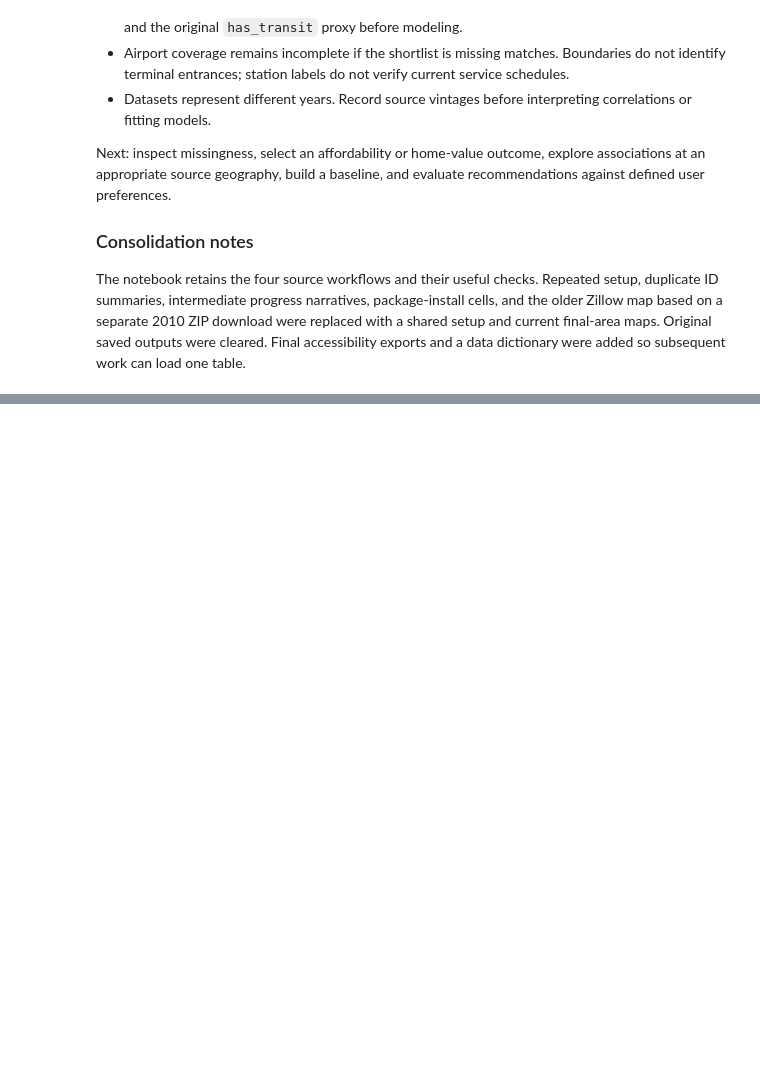
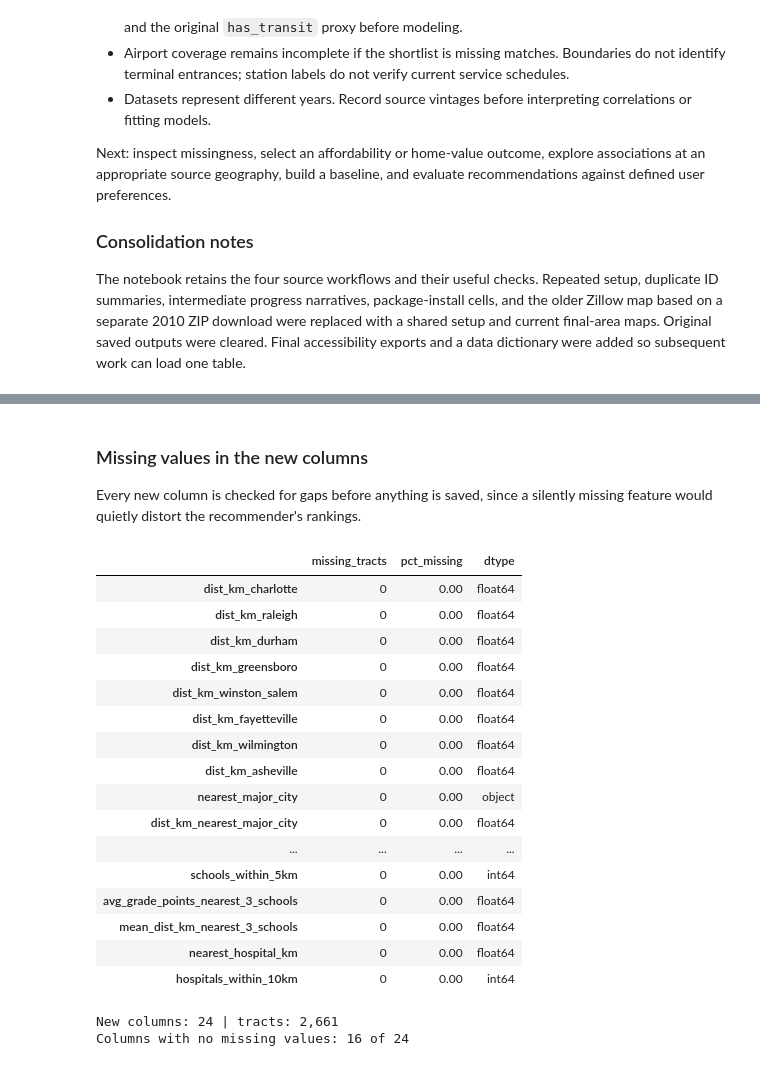
Before and after one commit to MassSarcasm/2302-group-proj, a Jupyter notebook: nc_housing_main.ipynb, the cells around one changed output, grey strips where cells are left out. Drawn from its saved outputs; the diff is of its cells as text; code cells hidden in the pictures; blank space fills up the shorter version.

```diff
--- a/nc_housing_main.ipynb
+++ b/nc_housing_main.ipynb
@@ -2553,0 +4090,45 @@ The notebook retains the four source workflows and their useful checks. Repeated
+# %% [markdown]
+### Missing values in the new columns
+
+Every new column is checked for gaps before anything is saved, since a silently missing feature would quietly distort the recommender's rankings.
+# %%
+# --- Missing values across every new column ---------------------------------
+NEW_FEATURE_COLUMNS = (
+    city_distance_columns
+    + ['nearest_major_city', 'dist_km_nearest_major_city']
+    + ['ruca_primary_code', 'setting_type']
+    + acs_feature_columns
+    + ['schools_within_5km', 'avg_grade_points_nearest_3_schools',
+       'mean_dist_km_nearest_3_schools']
+    + ['nearest_hospital_km', 'hospitals_within_10km']
+)
+
+missing_report = pd.DataFrame({
+    'missing_tracts': tract_base[NEW_FEATURE_COLUMNS].isna().sum(),
+    'pct_missing': (100 * tract_base[NEW_FEATURE_COLUMNS].isna().mean()).round(2),
+    'dtype': tract_base[NEW_FEATURE_COLUMNS].dtypes.astype(str),
+})
+display(missing_report)
+print(f'New columns: {len(NEW_FEATURE_COLUMNS)} | tracts: {len(tract_base):,}')
+print(f'Columns with no missing values: '
+      f'{int((missing_report["missing_tracts"] == 0).sum())} of {len(NEW_FEATURE_COLUMNS)}')
+# %% [output]
+|  | missing_tracts | pct_missing | dtype |
+| dist_km_charlotte | 0 | 0.00 | float64 |
+| dist_km_raleigh | 0 | 0.00 | float64 |
+| dist_km_durham | 0 | 0.00 | float64 |
+| dist_km_greensboro | 0 | 0.00 | float64 |
+| dist_km_winston_salem | 0 | 0.00 | float64 |
+| dist_km_fayetteville | 0 | 0.00 | float64 |
+| dist_km_wilmington | 0 | 0.00 | float64 |
+| dist_km_asheville | 0 | 0.00 | float64 |
+| nearest_major_city | 0 | 0.00 | object |
+| dist_km_nearest_major_city | 0 | 0.00 | float64 |
+| ... | ... | ... | ... |
+| schools_within_5km | 0 | 0.00 | int64 |
+| avg_grade_points_nearest_3_schools | 0 | 0.00 | float64 |
+| mean_dist_km_nearest_3_schools | 0 | 0.00 | float64 |
+| nearest_hospital_km | 0 | 0.00 | float64 |
+| hospitals_within_10km | 0 | 0.00 | int64 |
+New columns: 24 | tracts: 2,661
+Columns with no missing values: 16 of 24
```
Also changed, not shown: parts of 49 cells of this notebook.
